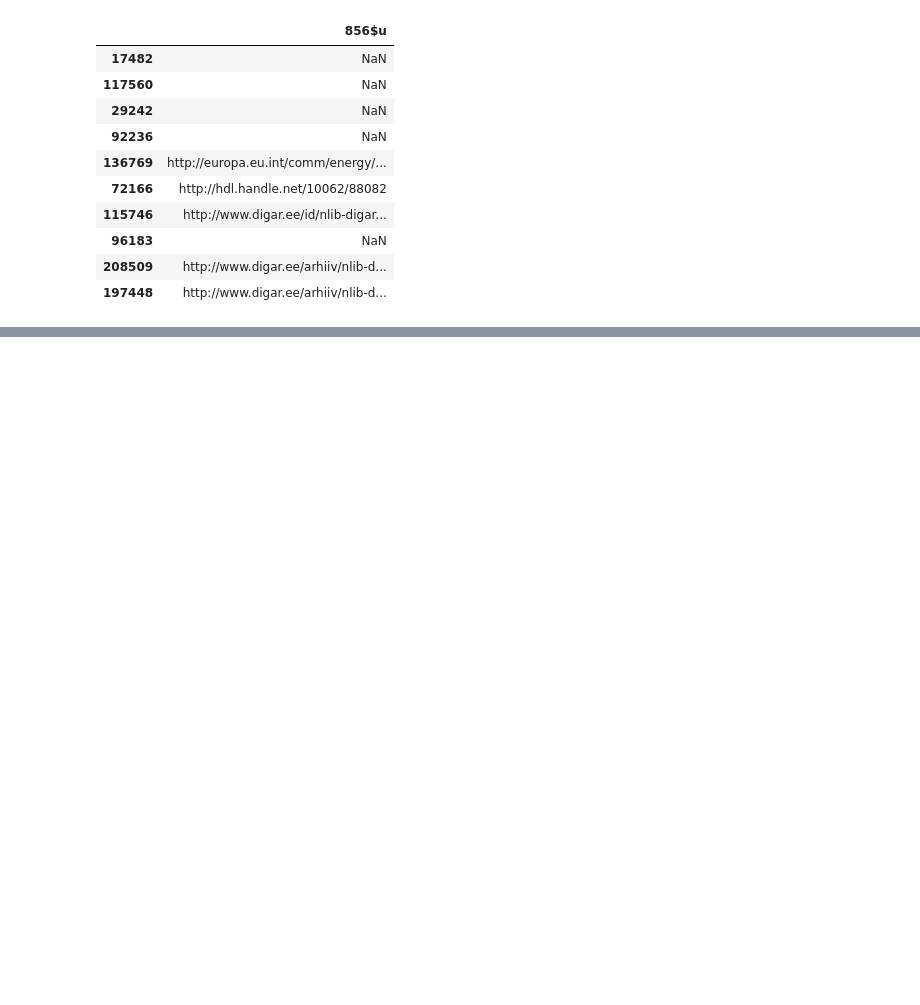
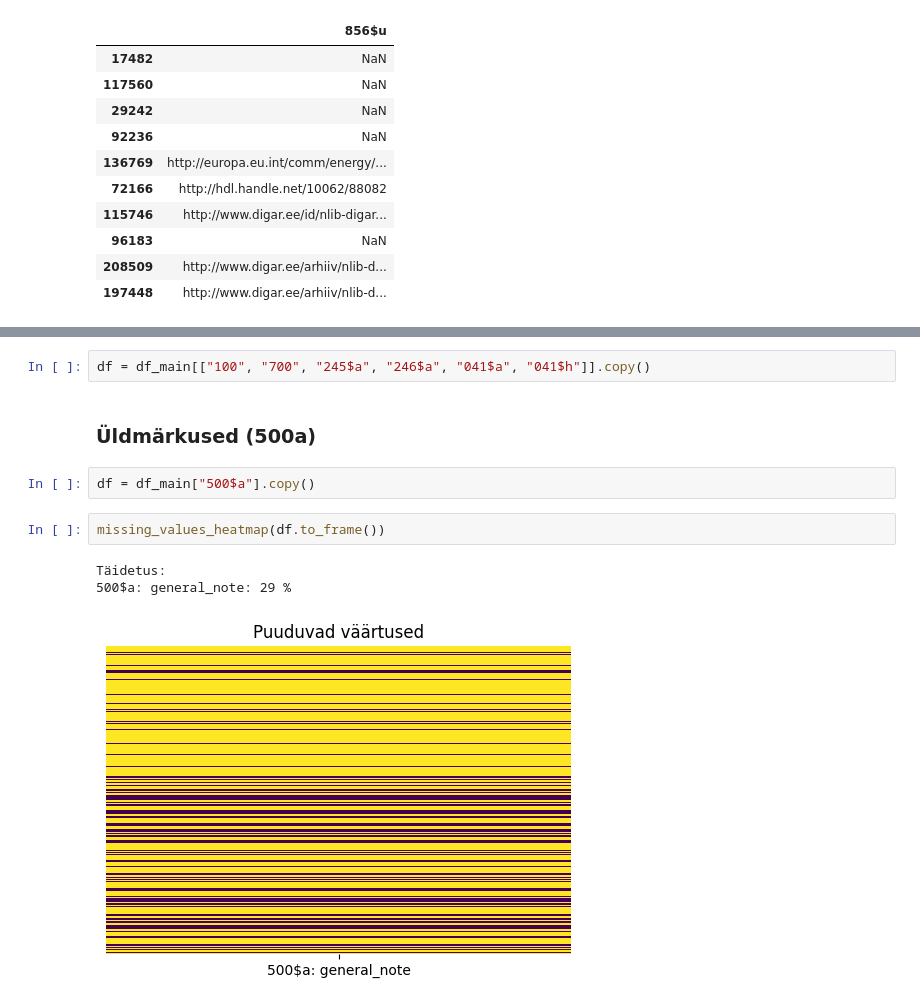
Before and after one commit to RaRa-digiLab/enb-curator, a Jupyter notebook: notebooks/filter-and-clean.ipynb, the cells around one changed output, grey strips where cells are left out. Cells and saved outputs as stored; diff of their text form; blank space fills up the shorter version.

```diff
--- a/notebooks/filter-and-clean.ipynb
+++ b/notebooks/filter-and-clean.ipynb
@@ -822,0 +909,12 @@ df.sample(10)
+# %%
+df = df_main[["100", "700", "245$a", "246$a", "041$a", "041$h"]].copy()
+# %% [markdown]
+### Üldmärkused (500a)
+# %%
+df = df_main["500$a"].copy()
+# %%
+missing_values_heatmap(df.to_frame())
+# %% [output]
+Täidetus:
+500$a: general_note: 29 %
+[figure, added]
```
Also changed, not shown: parts of 13 cells of this notebook.
